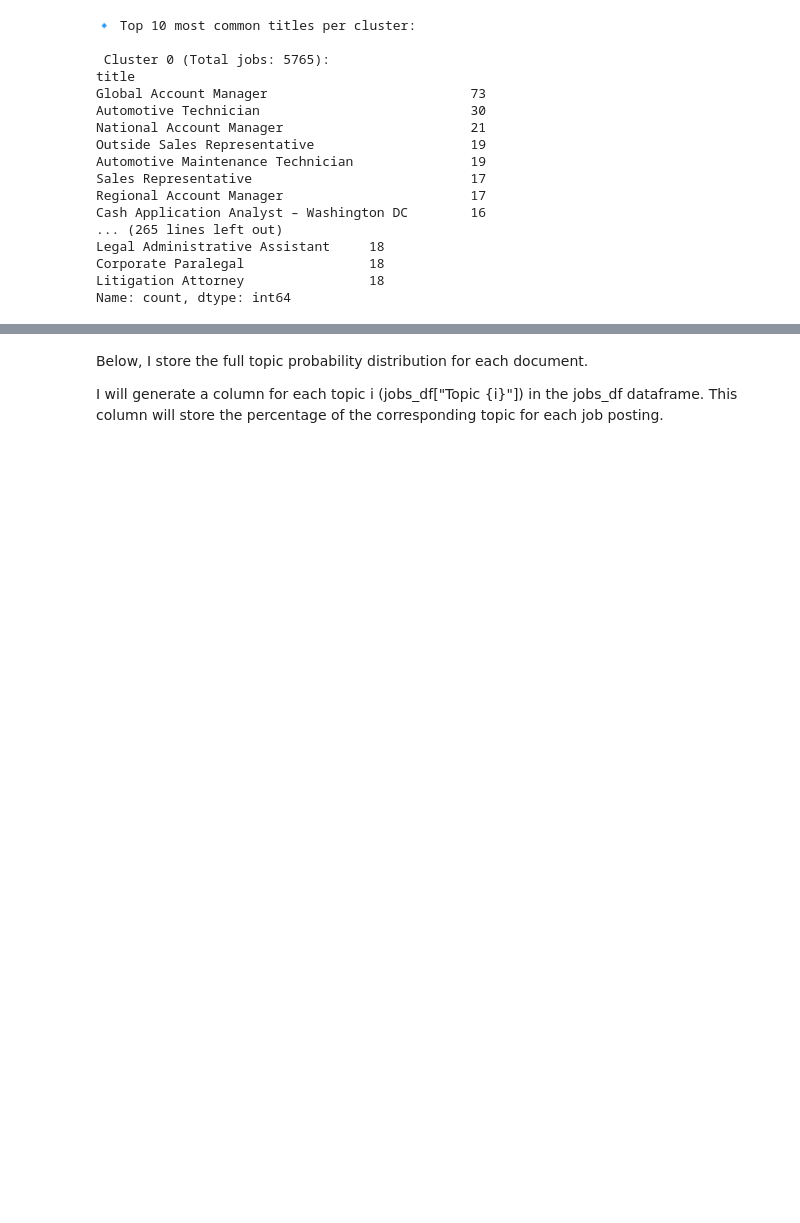
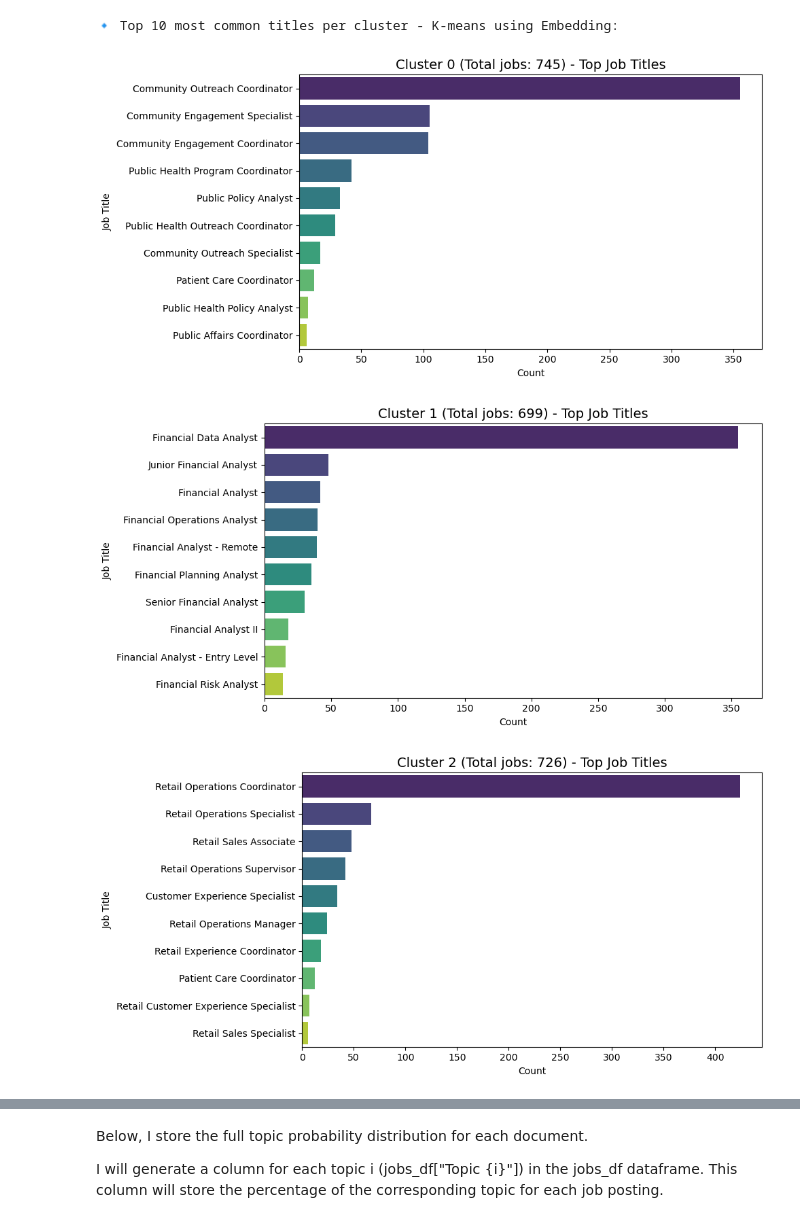
Before and after one commit to yukyungkoh/job-postings-data-project, a Jupyter notebook: 1_categorize-job-titles/3_approach3-unsupervised.ipynb, the cells around one changed output, grey strips where cells are left out. Drawn from its saved outputs; the diff is of its cells as text; code cells hidden in the pictures; blank space fills up the shorter version.

```diff
--- a/1_categorize-job-titles/3_approach3-unsupervised.ipynb
+++ b/1_categorize-job-titles/3_approach3-unsupervised.ipynb
@@ -305,14 +279,14 @@ Cluster 19: store | customer | sales | retail | store manager | customers | merc
     * K-means clusters are now formed **based on semantic similarity**, not just word overlap.
     * Data Roles are grouped together even if they don't share identical keywords.
 # %%
-## --------------------------------------
-## STEP 1:  Generate Sentence Embeddings
-## --------------------------------------
+# --------------------------------------
+# STEP 1:  Generate Sentence Embeddings
+# --------------------------------------
 from sentence_transformers import SentenceTransformer
 
 # Load a compact but strong model
 model = SentenceTransformer('all-MiniLM-L6-v2')
 
 # Encode all job postings (title + description or just title)
-embeddings = model.encode(jobs_df['all_text'].tolist(), show_progress_bar=True)
+embeddings = model.encode(posting_df['all_text'].tolist(), show_progress_bar=True)
 # %% [markdown]
@@ -352,29 +326,24 @@ jobs_df['kmeans_embed_cluster'] = cluster_labels
 # %%
-## --------------------------------------
-## STEP 3: Analyze Cluster Results
-## --------------------------------------
+# --------------------------------------
+# STEP 3: Analyze Cluster Results
+# --------------------------------------
 # Top job titles in each cluster
-print("🔹 Top 10 most common titles per cluster:")
+print("🔹 Top 10 most common titles per cluster - K-means using Embedding:")
 for i in range(k):
-    cluster_df = jobs_df[jobs_df['kmeans_embed_cluster'] == i]
+    cluster_df = posting_df[posting_df['kmeans_embed_cluster'] == i]
     total_in_cluster = len(cluster_df)
-    print(f"\n Cluster {i} (Total jobs: {total_in_cluster}):")
-    print(cluster_df['title'].value_counts().head(10))
+
+    top_titles = cluster_df['job_title'].value_counts().head(10)
+
+    plt.figure(figsize=(10, 5))
+    sns.barplot(x=top_titles.values, y=top_titles.index, palette='viridis', hue=top_titles.index, legend=False)
+    plt.title(f"Cluster {i} (Total jobs: {total_in_cluster}) - Top Job Titles", fontsize=14)
+    plt.xlabel("Count")
+    plt.ylabel("Job Title")
+    plt.tight_layout()
+    plt.show()
 # %% [output]
-🔹 Top 10 most common titles per cluster:
-
- Cluster 0 (Total jobs: 5765):
-title
-Global Account Manager                          73
-Automotive Technician                           30
-National Account Manager                        21
-Outside Sales Representative                    19
-Automotive Maintenance Technician               19
-Sales Representative                            17
-Regional Account Manager                        17
-Cash Application Analyst – Washington DC        16
-... (265 lines left out)
-Legal Administrative Assistant     18
-Corporate Paralegal                18
-Litigation Attorney                18
-Name: count, dtype: int64
+🔹 Top 10 most common titles per cluster - K-means using Embedding:
+[figure, added]
+[figure, added]
+[figure, added]
```
Also changed, not shown: parts of 45 cells of this notebook, 1 other file.
